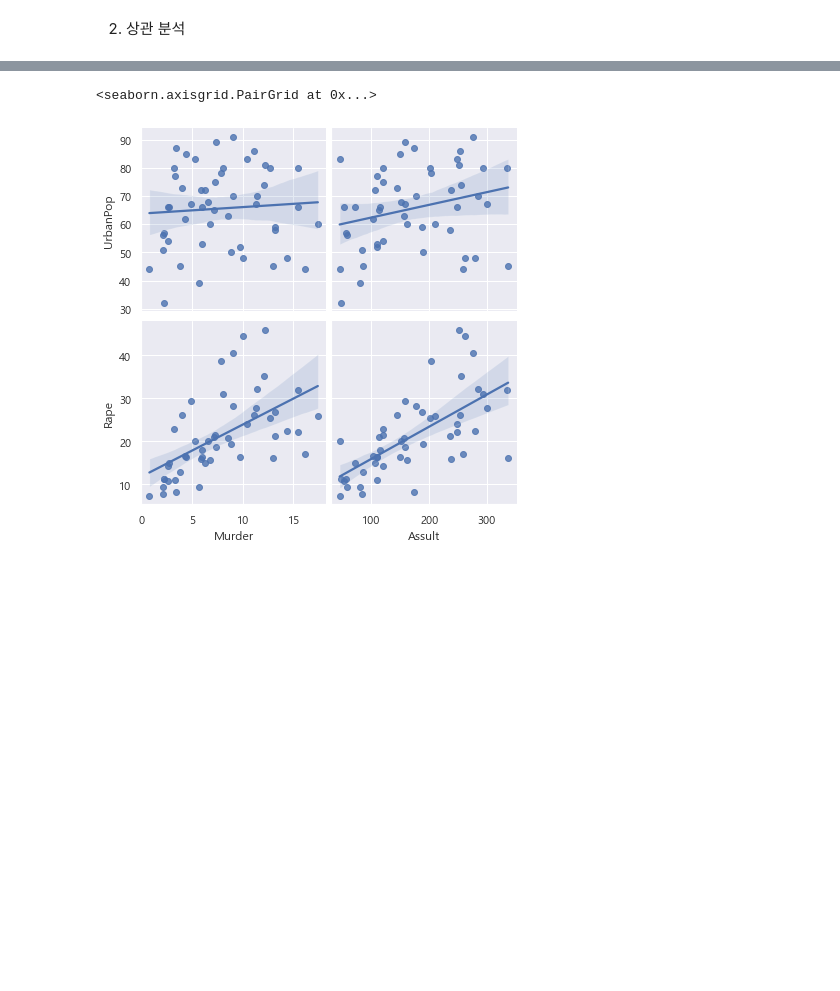
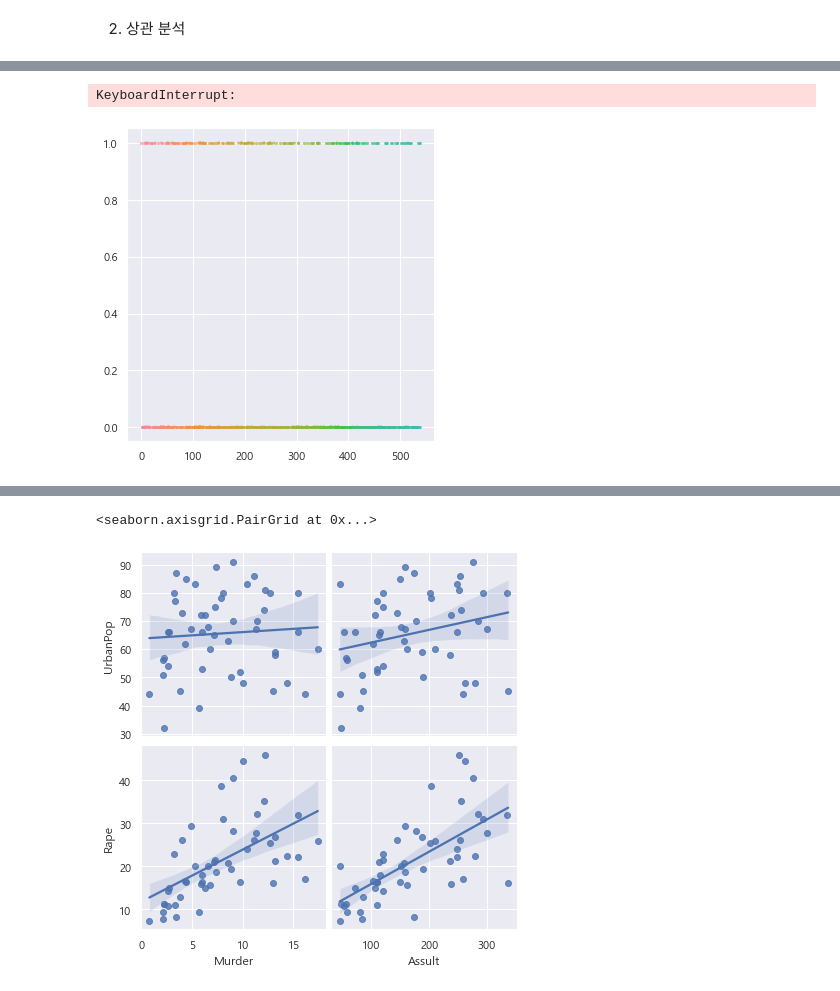
Before and after one commit to ksky1313/ADP, a Jupyter notebook: 11. 데이터전처리.ipynb, the cells around one changed output, grey strips where cells are left out. Saved outputs shown, nothing was run; the diff lists cells and outputs as text; code cells hidden in the pictures; blank space fills up the shorter version.

```diff
--- a/11. 데이터전처리.ipynb
+++ b/11. 데이터전처리.ipynb
@@ -59,0 +72,2 @@ sns.heatmap(usarrests.corr(), cmap="RdPu", annot=True,
+# %%
+department.gender = department.gender.astype(object)
@@ -105,0 +153,5 @@ usarrests.Murder.corr(usarrests.Assult)
+# %%
+eda_chart(department, 'c1_n1_strip', c='gender', n='환불금액')
+# %% [output]
+KeyboardInterrupt:
+[figure, added]
```
Also changed, not shown: parts of 34 cells of this notebook, 11 other files.
